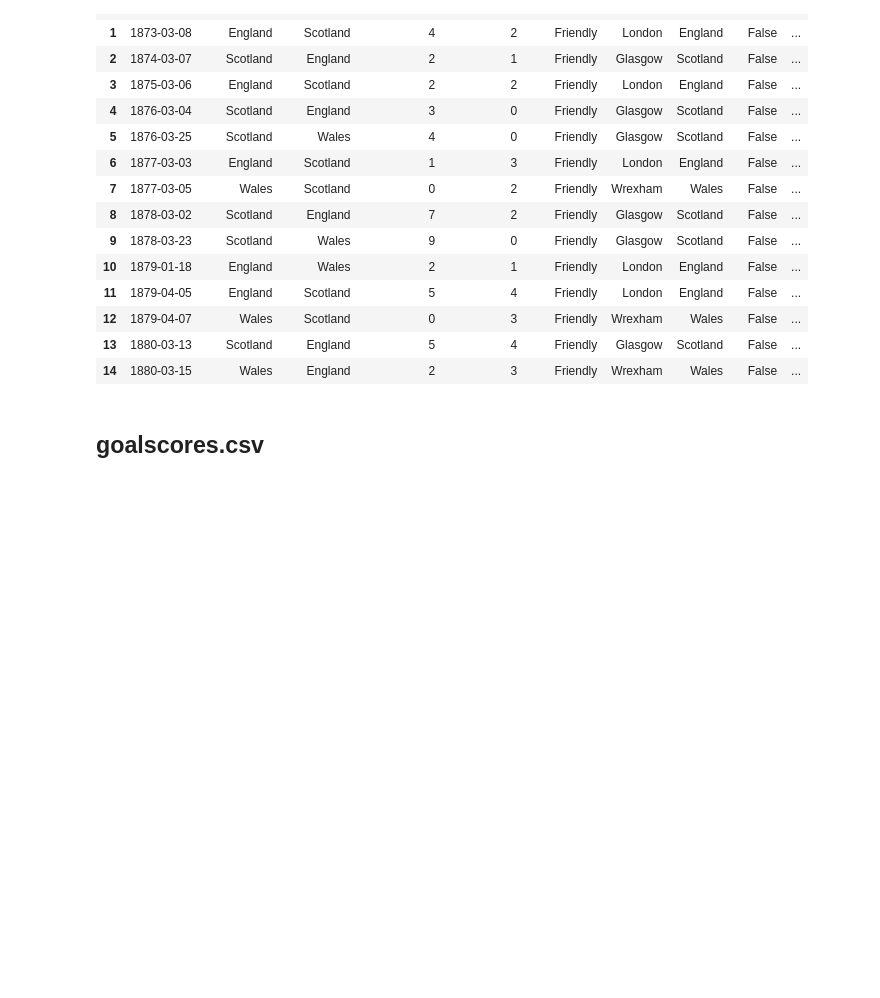
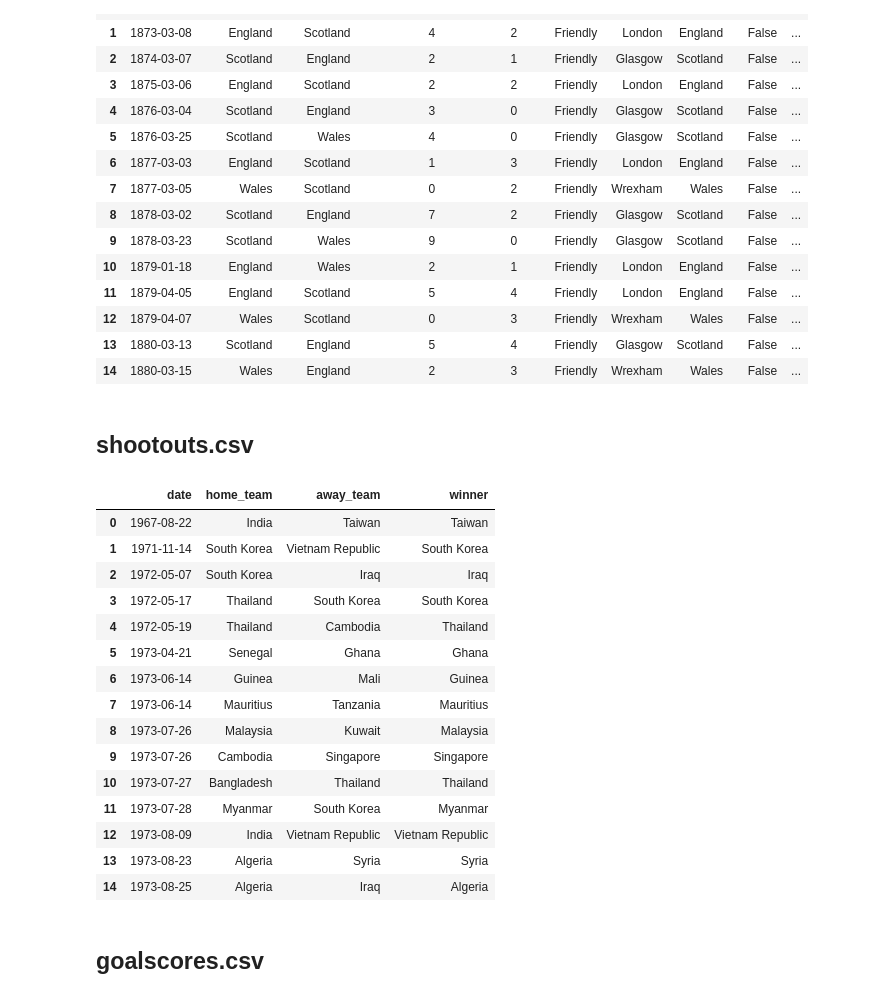
Before and after one commit to ryann-arruda/python-data-analysis, a Jupyter notebook: project_code.ipynb, the cells around one changed output. Cells and saved outputs as stored; diff of their text form; code cells hidden in the pictures; blank space fills up the shorter version.

```diff
--- a/project_code.ipynb
+++ b/project_code.ipynb
@@ -129,6 +129,27 @@ results.head(15)
 | 12 | 1879-04-07 | Wales | Scotland | 0 | 3 | Friendly | Wrexham | Wales | False | ... |
 | 13 | 1880-03-13 | Scotland | England | 5 | 4 | Friendly | Glasgow | Scotland | False | ... |
 | 14 | 1880-03-15 | Wales | England | 2 | 3 | Friendly | Wrexham | Wales | False | ... |
+# %% [markdown]
+## shootouts.csv
+# %%
+shootouts.head(15)
+# %% [output]
+|  | date | home_team | away_team | winner |
+| 0 | 1967-08-22 | India | Taiwan | Taiwan |
+| 1 | 1971-11-14 | South Korea | Vietnam Republic | South Korea |
+| 2 | 1972-05-07 | South Korea | Iraq | Iraq |
+| 3 | 1972-05-17 | Thailand | South Korea | South Korea |
+| 4 | 1972-05-19 | Thailand | Cambodia | Thailand |
+| 5 | 1973-04-21 | Senegal | Ghana | Ghana |
+| 6 | 1973-06-14 | Guinea | Mali | Guinea |
+| 7 | 1973-06-14 | Mauritius | Tanzania | Mauritius |
+| 8 | 1973-07-26 | Malaysia | Kuwait | Malaysia |
+| 9 | 1973-07-26 | Cambodia | Singapore | Singapore |
+| 10 | 1973-07-27 | Bangladesh | Thailand | Thailand |
+| 11 | 1973-07-28 | Myanmar | South Korea | Myanmar |
+| 12 | 1973-08-09 | India | Vietnam Republic | Vietnam Republic |
+| 13 | 1973-08-23 | Algeria | Syria | Syria |
+| 14 | 1973-08-25 | Algeria | Iraq | Algeria |
 # %% [markdown]
 ## goalscores.csv
 # %%
```
Also changed, not shown: parts of 2 cells of this notebook.
